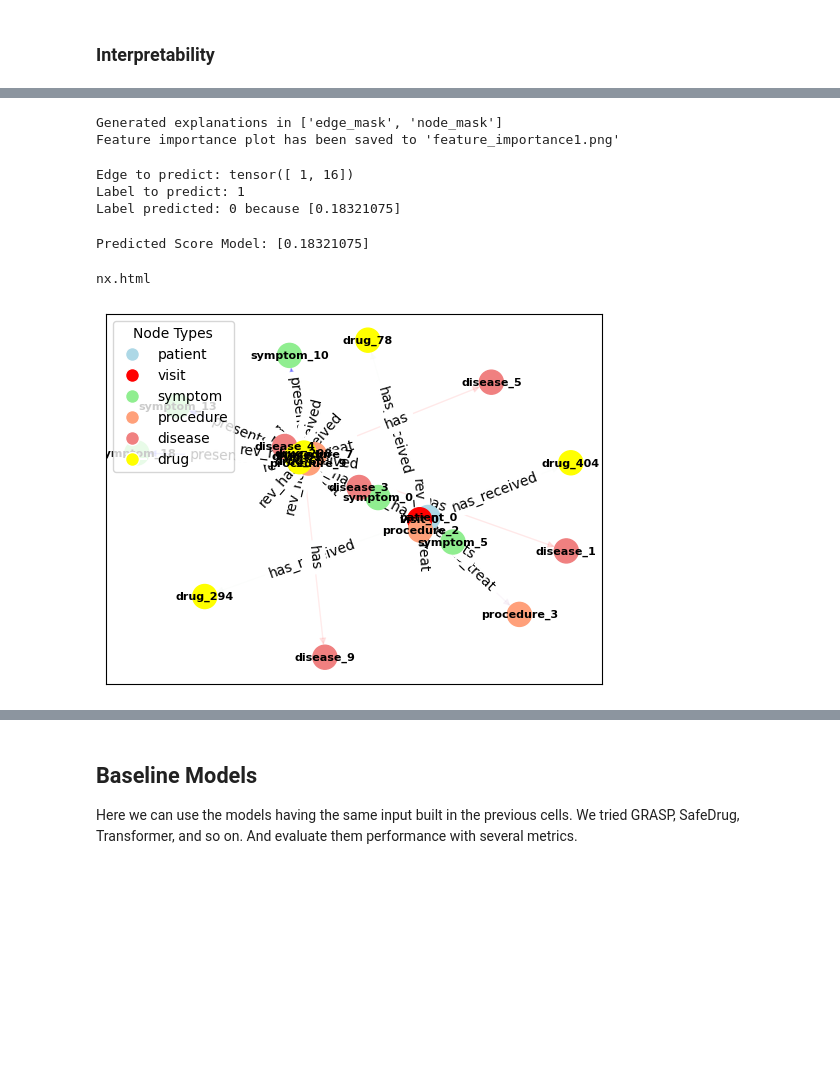
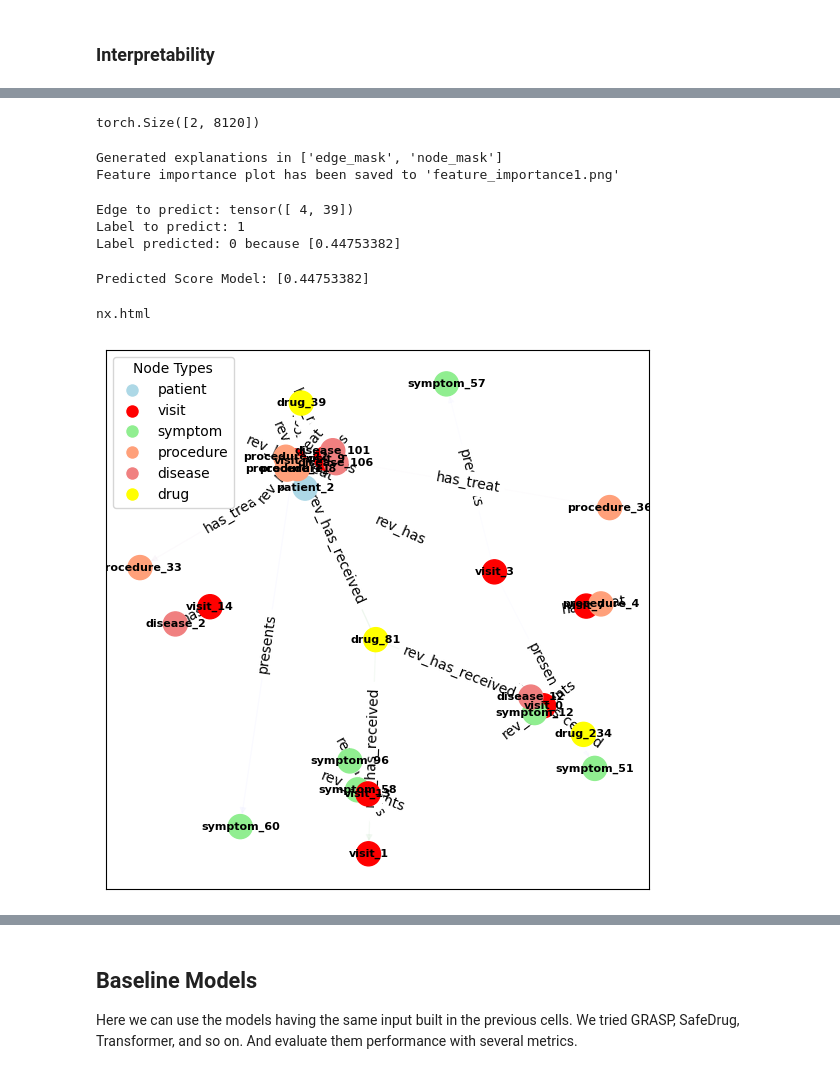
Before and after one commit to giuseppericcio/MediCARE, a Jupyter notebook: modelling_pyhealth.ipynb, the cells around one changed output, grey strips where cells are left out. Cells and saved outputs as stored; diff of their text form; code cells hidden in the pictures; blank space fills up the shorter version.

```diff
--- a/modelling_pyhealth.ipynb
+++ b/modelling_pyhealth.ipynb
@@ -360,7 +387,7 @@ from torch_geometric.explain import CaptumExplainer, Explainer
 
 explainer = Explainer(
     model=model.layer,
-    algorithm=CaptumExplainer('IntegratedGradients', n_steps=100, method='riemann_right',
+    algorithm=CaptumExplainer('IntegratedGradients', n_steps=300, method='riemann_trapezoid',
                               internal_batch_size=graph_sample['visit', 'drug'].edge_index.shape[1]), # HYPERPARAMETERS
     explanation_type='model',
     model_config=dict(
@@ -398,6 +425,10 @@ node_features
         grad_fn=<EmbeddingBackward0>)}
+# %%
+graph_sample['visit', 'drug'].edge_label_index.shape
+# %% [output]
+torch.Size([2, 8120])
 # %%
-n = 46
+n = 100
 explanation = explainer(
     x = node_features,
     edge_index = graph_sample.edge_index_dict,
@@ -420,9 +451,9 @@ print('Edge to predict: ' + str(graph_sample['visit', 'drug'].edge_label_index[:
 print('Label to predict: ' + str(graph_sample['visit', 'drug'].edge_label[n].numpy().astype(int)))
 print('Label predicted: ' + str(1 if explanation['prediction'].numpy() > 0.5 else 0) + " because " + str(explanation['prediction'].numpy()))
 # %% [output]
-Edge to predict: tensor([ 1, 16])
+Edge to predict: tensor([ 4, 39])
 Label to predict: 1
-Label predicted: 0 because [0.18321075]
+Label predicted: 0 because [0.44753382]
 # %%
 check_pred = model.layer(node_features, graph_sample.edge_index_dict,
                          graph_sample['visit', 'drug'].edge_label_index[:, n],
@@ -430,12 +461,14 @@ check_pred = model.layer(node_features, graph_sample.edge_index_dict,
                          model.mask)
 print('Predicted Score Model: ' + str(check_pred.detach().numpy()))
 # %% [output]
-Predicted Score Model: [0.18321075]
+Predicted Score Model: [0.44753382]
 # %%
 import networkx as nx
 import matplotlib.pyplot as plt
-from math import sqrt
 from pyvis.network import Network
+from pylab import rcParams
+
+rcParams['figure.figsize'] = 7, 7
 
 # Creazione del grafo
 G = nx.DiGraph()
@@ -493,31 +526,31 @@ node_colors_list = [node_colors[G.nodes[node]['type']] for node in G.nodes]
 node_sizes = [300 for node in G.nodes]
 
 # Calcola l'opacità normalizzata degli archi in base a edge_mask
 edge_alphas = [G.edges[edge]['weight'] for edge in G.edges]
 max_alpha = max(edge_alphas)
 min_alpha = min(edge_alphas)
 normalized_alphas = [(alpha - min_alpha) / (max_alpha - min_alpha) for alpha in edge_alphas]
 
 # Disegna il grafo con opacità degli archi basata su edge_mask
 nx.draw_networkx_nodes(G, pos, node_size=node_sizes, node_color=node_colors_list)
 nx.draw_networkx_labels(G, pos, font_size=8, font_weight='bold')
 
 for edge, alpha in zip(G.edges, normalized_alphas):
     nx.draw_networkx_edges(G, pos, edgelist=[edge], edge_color=edge_type_colors[G.edges[edge]['type']], alpha=alpha)
 
 # Crea la leggenda
 legend_labels = {node_type: plt.Line2D([0], [0], marker='o', color='w', label=node_type,
                     markerfacecolor=color, markersize=10) for node_type, color in node_colors.items()}
 plt.legend(handles=legend_labels.values(), title='Node Types', loc='upper left')
 
 edge_labels = nx.get_edge_attributes(G, 'type')
 nx.draw_networkx_edge_labels(G, pos, edge_labels=edge_labels)
 
 net = Network(notebook=True, cdn_resources="remote")
 net.from_nx(G)
 net.show('nx.html')
 
 plt.show()
 # %% [output]
 nx.html
-[figure, old version]
+[figure, new version]
```
Also changed, not shown: parts of 23 cells of this notebook.
